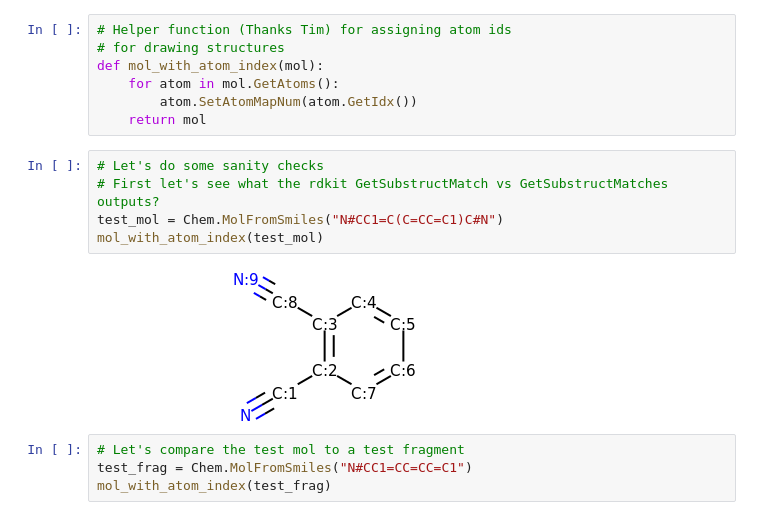
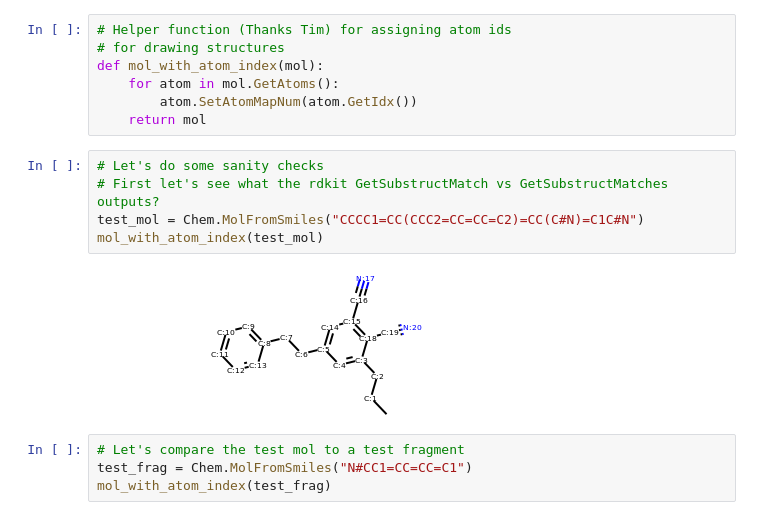
Before and after one commit to Waztom/xchem-notebooks, a Jupyter notebook: MultiConstrainEmbed.ipynb, the cells around one changed output. Cells and saved outputs as stored; diff of their text form.

```diff
--- a/MultiConstrainEmbed.ipynb
+++ b/MultiConstrainEmbed.ipynb
@@ -130,10 +136,10 @@ def mol_with_atom_index(mol):
 # %%
 # Let's do some sanity checks
 # First let's see what the rdkit GetSubstructMatch vs GetSubstructMatches outputs?
-test_mol = Chem.MolFromSmiles("N#CC1=C(C=CC=C1)C#N")
+test_mol = Chem.MolFromSmiles("CCCC1=CC(CCC2=CC=CC=C2)=CC(C#N)=C1C#N")
 mol_with_atom_index(test_mol)
 # %% [output]
-[figure, old version]
+[figure, new version]
 # %%
 # Let's compare the test mol to a test fragment
 test_frag = Chem.MolFromSmiles("N#CC1=CC=CC=C1")
```
Also changed, not shown: parts of 14 cells of this notebook, 1 other file.
